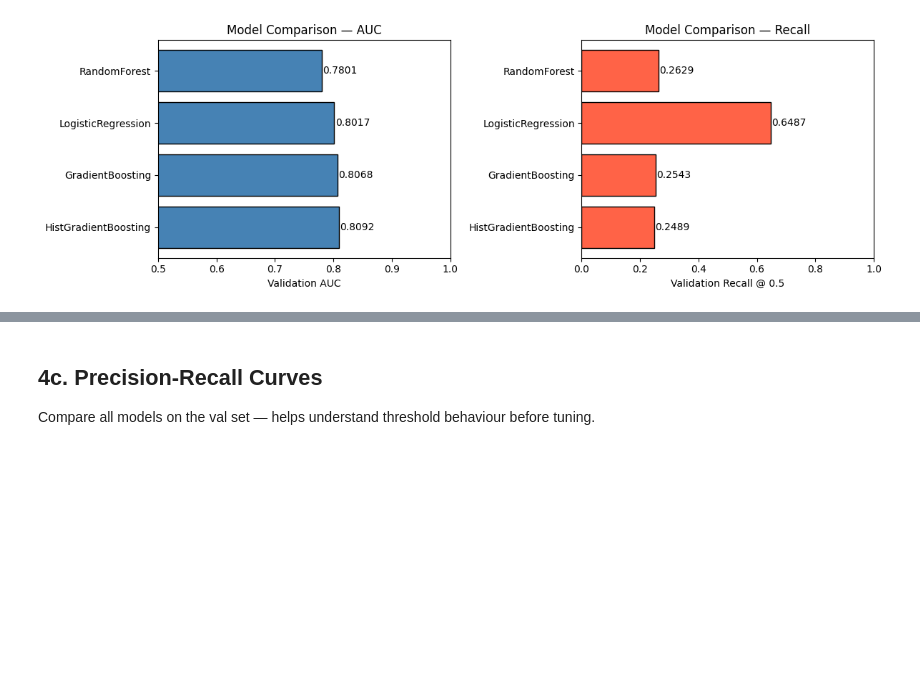
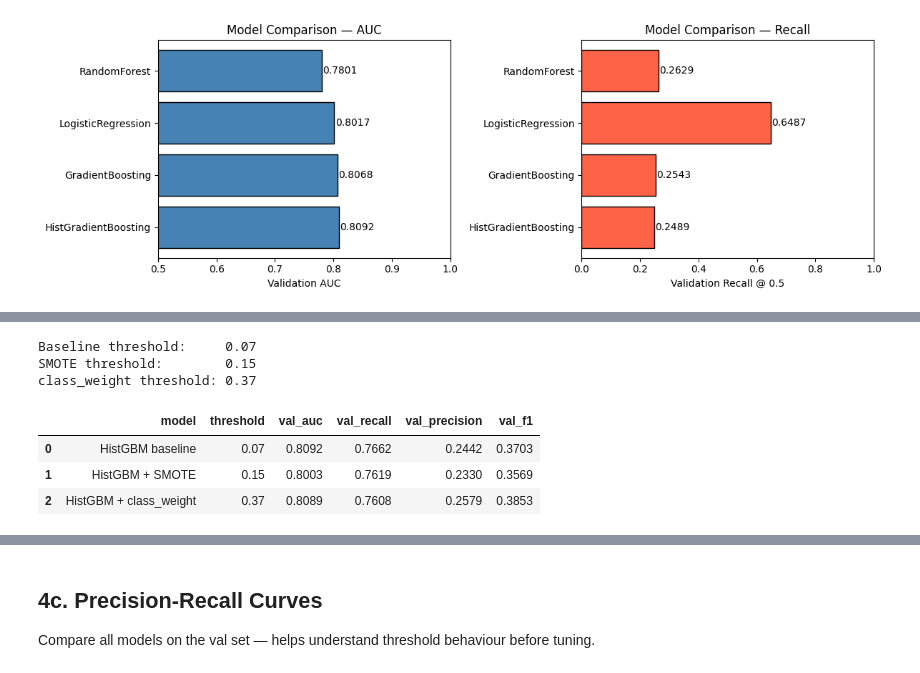
Before and after one commit to kayan2004/drift-triage-copilot, a Jupyter notebook: training/exploration.ipynb, the cells around one changed output, grey strips where cells are left out. Cells and saved outputs as stored; diff of their text form; code cells hidden in the pictures; blank space fills up the shorter version.

```diff
--- a/training/exploration.ipynb
+++ b/training/exploration.ipynb
@@ -392,0 +445,53 @@ Name: 3, dtype: object
+# %%
+# Compute val probs for all three variants
+base_pipe = trained_models["HistGradientBoosting"]
+base_val_probs     = base_pipe.predict_proba(X_val)[:, 1]
+smote_val_probs    = smote_pipe.predict_proba(X_val)[:, 1]
+balanced_val_probs = balanced_pipe.predict_proba(X_val)[:, 1]
+
+def find_threshold(probs, y, min_recall=0.75):
+    for t in np.arange(0.95, 0.00, -0.01):
+        threshold = round(float(t), 2)
+        preds = (probs >= threshold).astype(int)
+        if recall_score(y, preds, zero_division=0) >= min_recall:
+            return threshold
+    return 0.5
+
+baseline_threshold = find_threshold(base_val_probs, y_val)
+smote_threshold    = find_threshold(smote_val_probs, y_val)
+balanced_threshold = find_threshold(balanced_val_probs, y_val)
+
+print(f"Baseline threshold:     {baseline_threshold}")
+print(f"SMOTE threshold:        {smote_threshold}")
+print(f"class_weight threshold: {balanced_threshold}")
+# %% [output]
+Baseline threshold:     0.07
+SMOTE threshold:        0.15
+class_weight threshold: 0.37
+# %%
+# Compare all three variants side by side
+base_preds     = (base_val_probs     >= baseline_threshold).astype(int)
+smote_preds    = (smote_val_probs    >= smote_threshold).astype(int)
+balanced_preds = (balanced_val_probs >= balanced_threshold).astype(int)
+
+def metrics_row(name, probs, preds, threshold):
+    return {
+        "model":         name,
+        "threshold":     threshold,
+        "val_auc":       round(roc_auc_score(y_val, probs), 4),
+        "val_recall":    round(recall_score(y_val, preds, zero_division=0), 4),
+        "val_precision": round(precision_score(y_val, preds, zero_division=0), 4),
+        "val_f1":        round(f1_score(y_val, preds, zero_division=0), 4),
+    }
+
+compare = pd.DataFrame([
+    metrics_row("HistGBM baseline",       base_val_probs,     base_preds,     baseline_threshold),
+    metrics_row("HistGBM + SMOTE",        smote_val_probs,    smote_preds,    smote_threshold),
+    metrics_row("HistGBM + class_weight", balanced_val_probs, balanced_preds, balanced_threshold),
+])
+compare
+# %% [output]
+|  | model | threshold | val_auc | val_recall | val_precision | val_f1 |
+| 0 | HistGBM baseline | 0.07 | 0.8092 | 0.7662 | 0.2442 | 0.3703 |
+| 1 | HistGBM + SMOTE | 0.15 | 0.8003 | 0.7619 | 0.2330 | 0.3569 |
+| 2 | HistGBM + class_weight | 0.37 | 0.8089 | 0.7608 | 0.2579 | 0.3853 |
```
Also changed, not shown: parts of 22 cells of this notebook, 3 other files.
